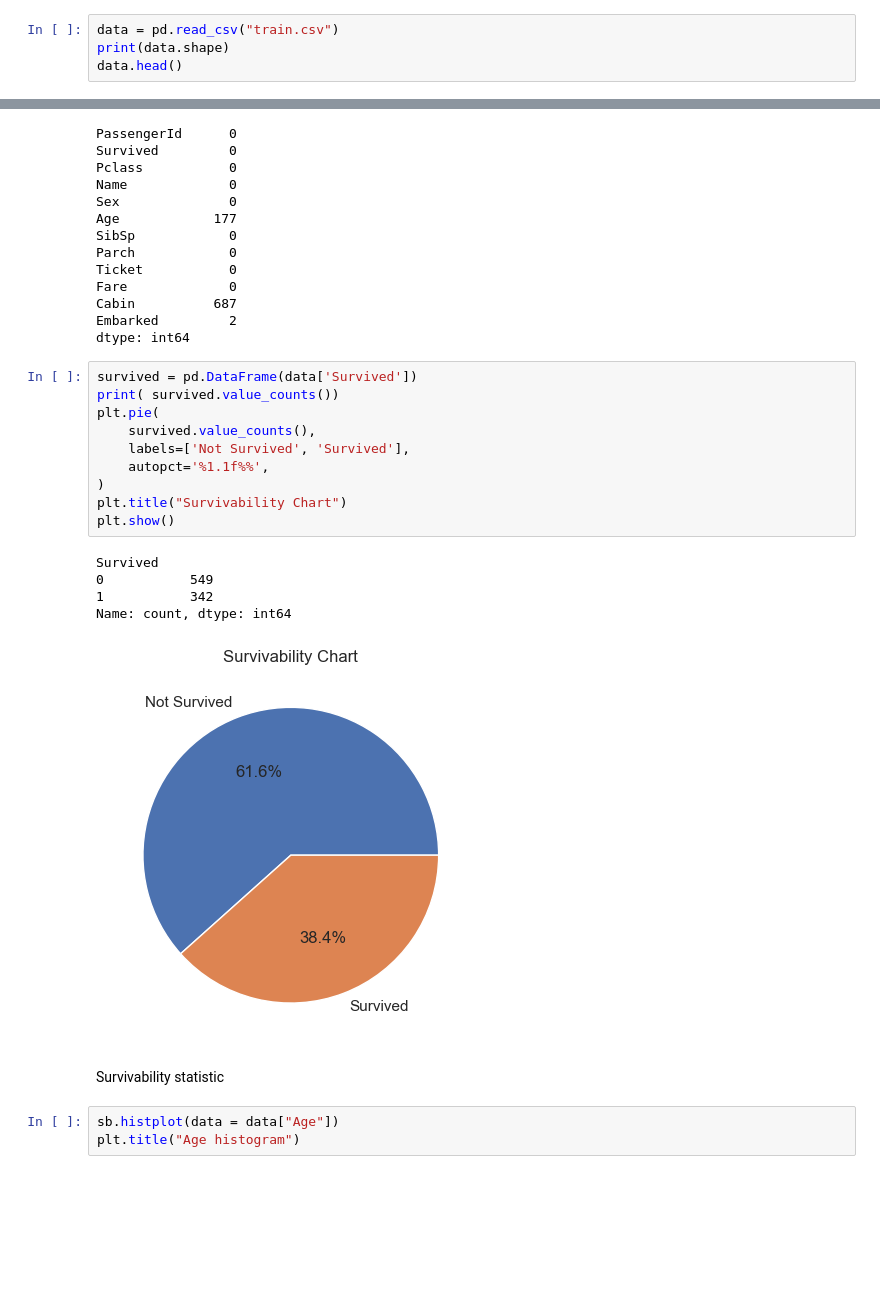
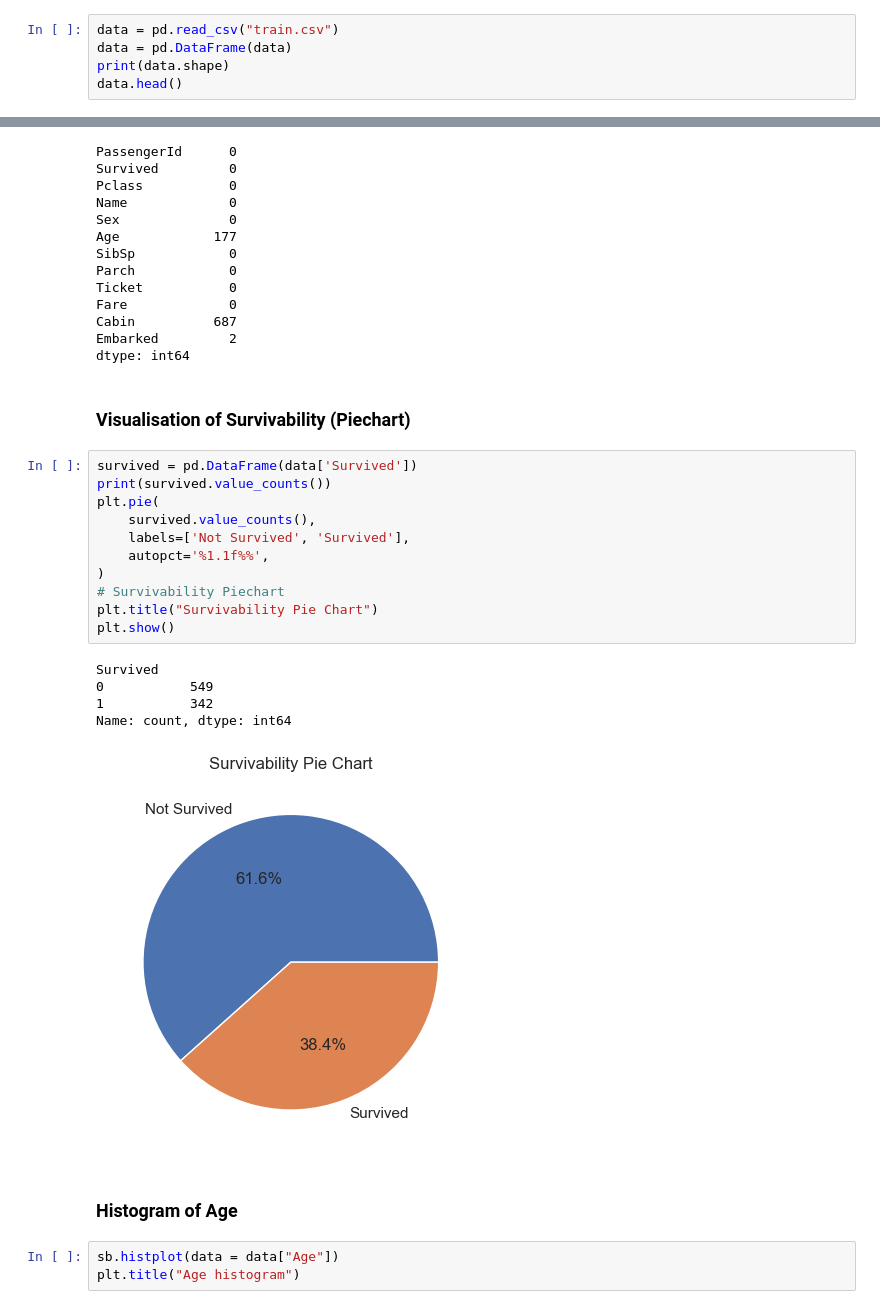
Before and after one commit to HongSon28/IE0005-Mini-Project, a Jupyter notebook: Main.ipynb, the cells around one changed output, grey strips where cells are left out. Drawn from its saved outputs; the diff is of its cells as text; blank space fills up the shorter version.

```diff
--- a/Main.ipynb
+++ b/Main.ipynb
@@ -21,5 +45,6 @@ Import data set
 # %%
 data = pd.read_csv("train.csv")
+data = pd.DataFrame(data)
 print(data.shape)
 data.head()
 # %% [output]
@@ -81,24 +110,27 @@ Fare             0
 Cabin          687
 Embarked         2
 dtype: int64
+# %% [markdown]
+### Visualisation of Survivability (Piechart)
 # %%
 survived = pd.DataFrame(data['Survived'])
-print( survived.value_counts())
+print(survived.value_counts())
 plt.pie(
     survived.value_counts(),
     labels=['Not Survived', 'Survived'],
     autopct='%1.1f%%',
 )
-plt.title("Survivability Chart")
+# Survivability Piechart
+plt.title("Survivability Pie Chart")
 plt.show()
 # %% [output]
 Survived
 0           549
 1           342
 Name: count, dtype: int64
-[figure, old version]
+[figure, new version]
-# %% [markdown]
-Survivability statistic
+# %% [markdown]
+### Histogram of Age
 # %%
 sb.histplot(data = data["Age"])
 plt.title("Age histogram")
```
Also changed, not shown: parts of 21 cells of this notebook.
